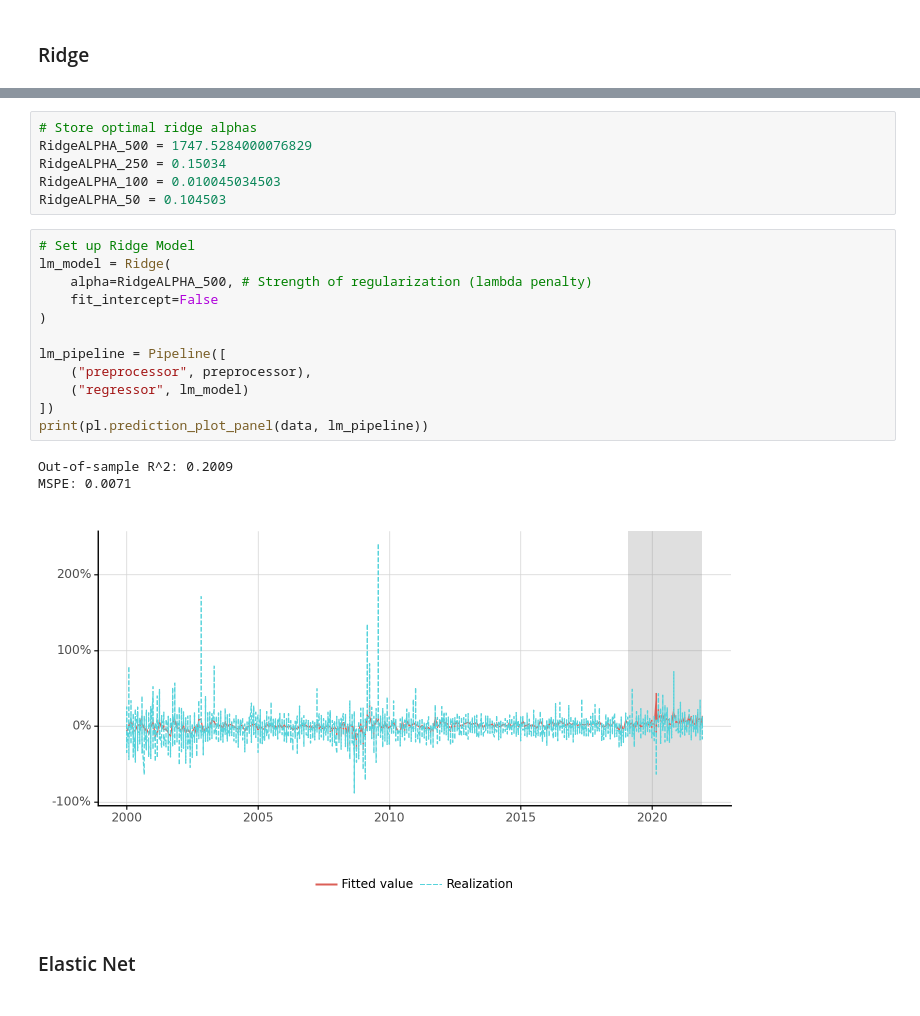
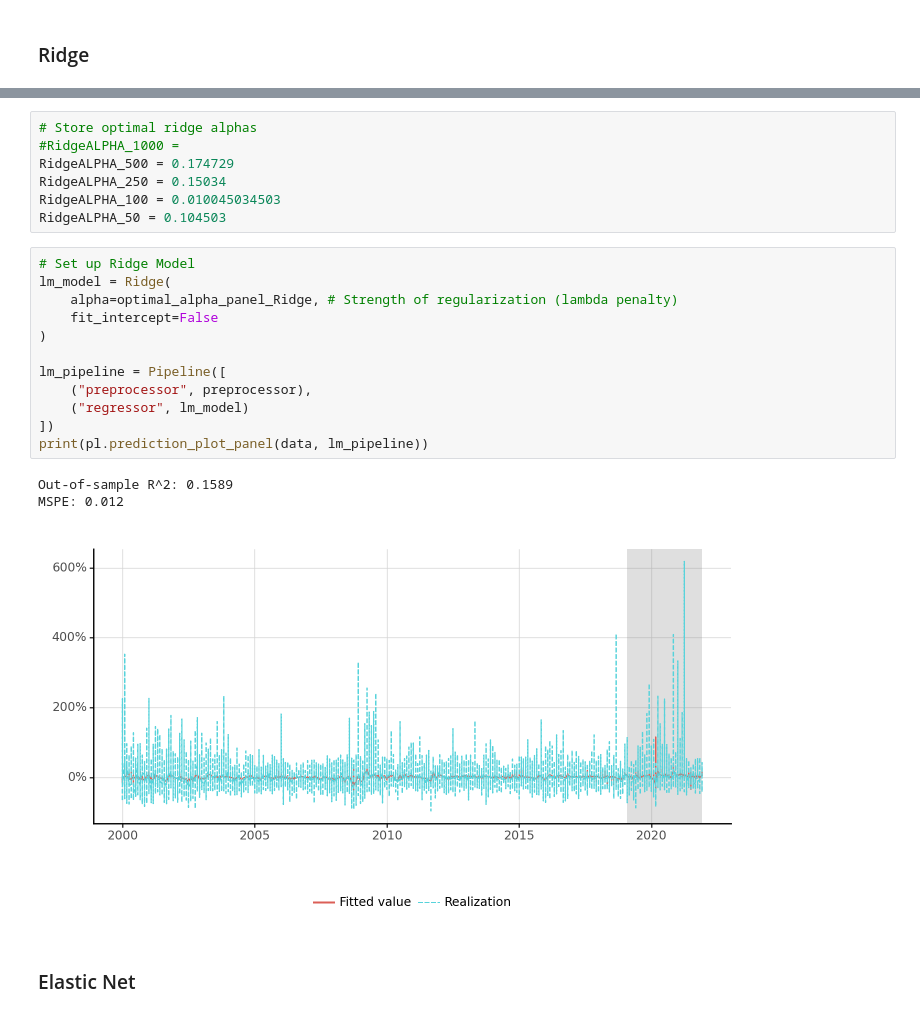
Before and after one commit to gabrielbaker97/Thesis-Gabriel-Baker, a Jupyter notebook: Linear.ipynb, the cells around one changed output, grey strips where cells are left out. Saved outputs shown, nothing was run; the diff lists cells and outputs as text.

```diff
--- a/Linear.ipynb
+++ b/Linear.ipynb
@@ -268,25 +276,26 @@ Ridge: 1747.5284000076829
 # %%
 # Store optimal ridge alphas
-RidgeALPHA_500 = 1747.5284000076829
+#RidgeALPHA_1000 =
+RidgeALPHA_500 = 0.174729
 RidgeALPHA_250 = 0.15034
 RidgeALPHA_100 = 0.010045034503
 RidgeALPHA_50 = 0.104503
 # %%
 # Set up Ridge Model
 lm_model = Ridge(
-    alpha=RidgeALPHA_500, # Strength of regularization (lambda penalty)
+    alpha=optimal_alpha_panel_Ridge, # Strength of regularization (lambda penalty)
     fit_intercept=False
 )
 
 lm_pipeline = Pipeline([
     ("preprocessor", preprocessor),
     ("regressor", lm_model)
 ])
 print(pl.prediction_plot_panel(data, lm_pipeline))
 # %% [output]
-Out-of-sample R^2: 0.2009
-MSPE: 0.0071
+Out-of-sample R^2: 0.1589
+MSPE: 0.012
-[figure, old version]
+[figure, new version]
 # %% [markdown]
 ### Elastic Net
 # %%
```
Also changed, not shown: parts of 15 cells of this notebook, 4 other files.
